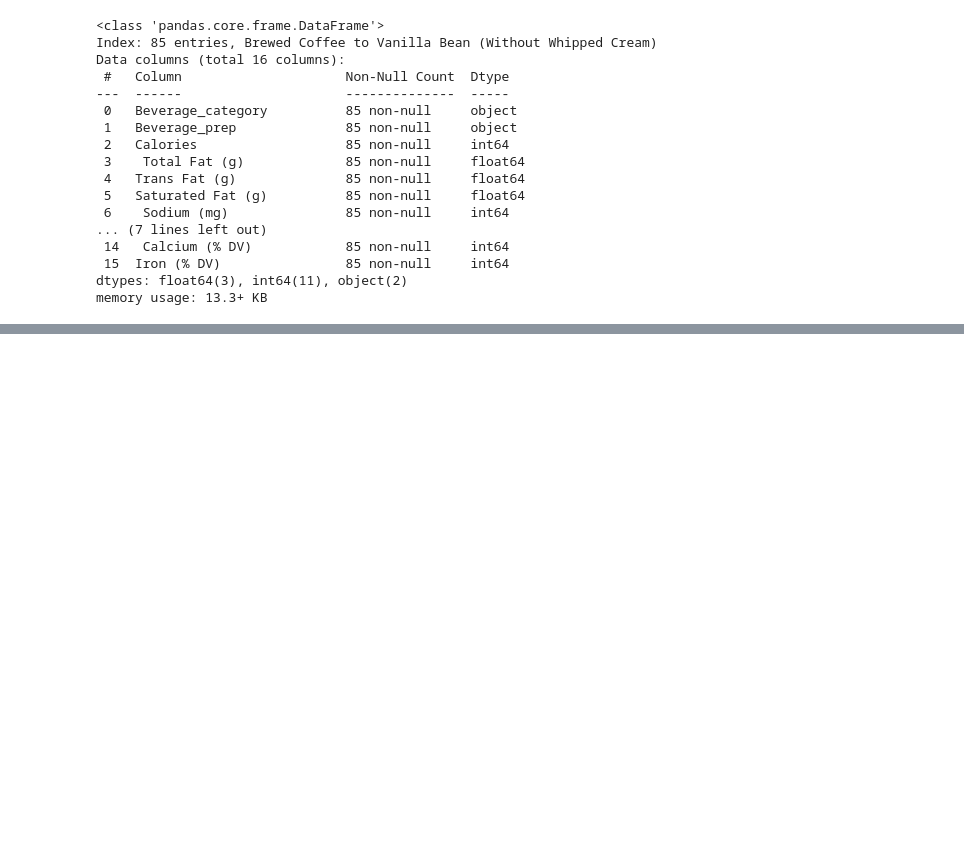
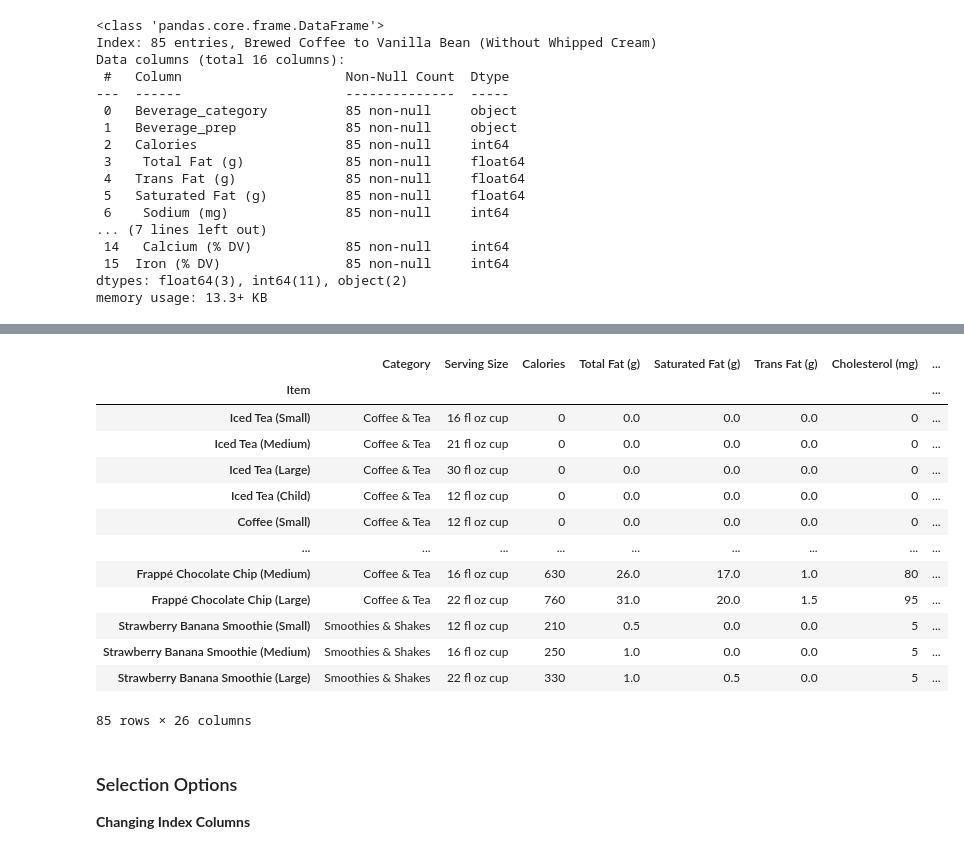
Before and after one commit to cmonjarr/AMB_Project_SP25, a Jupyter notebook: Nutrition Project/Nutrition_2025.ipynb, the cells around one changed output, grey strips where cells are left out. Drawn from its saved outputs; the diff is of its cells as text; code cells hidden in the pictures; blank space fills up the shorter version.

```diff
--- a/Nutrition Project/Nutrition_2025.ipynb
+++ b/Nutrition Project/Nutrition_2025.ipynb
@@ -1095,0 +1155,6 @@ memory usage: 13.3+ KB
+# %%
+#Adding column "Serving Size" to index column "Item"
+mcd["Beverage Info"]=mcd.index.astype(str) + " - " + mcd["Serving Size"] + "-" +"MCD"
+# displaying a summary of the dataframe that includes: column names, data types, non-null value counts
+# check for new column
+mcd.info()
@@ -1095,0 +1204,3 @@ memory usage: 13.3+ KB
+# %%
+# renaming columns for consistency
+mcd = mcd.rename(columns={'Total Fat':'Total Fat (g)', 'Trans Fat':'Trans Fat (g)','Saturated Fat':'Saturated Fat (g)', 'Cholesterol':'Cholesterol (mg)','Sodium':'Sodium (mg)','Carbohydrates':'Total Carbohydrates (g)','Dietary Fiber':'Dietary Fiber (g)','Sugars':'Sugars (g)','Protein':'Protein (g)','Vitamin A (% Daily Value)':'Vitamin A (% DV)','Vitamin C (% Daily Value)':'Vitamin C (% DV)','Calcium (% Daily Value)':'Calcium (% DV)','Iron (% Daily Value)':'Iron (% DV)'})
@@ -1095,0 +1262,45 @@ memory usage: 13.3+ KB
+# %%
+# creatng new columns for ratios of X-to-calories
+mcd['Chol_to_C'] = (mcd['Cholesterol (mg)'] / mcd['Calories'])
+mcd['Carb_to_C'] = (mcd['Total Carbohydrates (g)'] / mcd['Calories'])
+mcd['F_to_C'] = (mcd['Dietary Fiber (g)'] / mcd['Calories'])
+mcd['S_to_C'] = (mcd['Sugars (g)'] / mcd['Calories'])
+mcd['P_to_C'] = (mcd['Protein (g)'] / mcd['Calories'])
+mcd['A_to_C'] = (mcd['Vitamin A (% DV)'] / mcd['Calories'])
+mcd['C_to_C'] = (mcd['Vitamin C (% DV)'] / mcd['Calories'])
+mcd['Ca_to_C'] = (mcd['Calcium (% DV)'] / mcd['Calories'])
+mcd['Fe_to_C'] = (mcd['Iron (% DV)'] / mcd['Calories'])
+
+
+# Data Cleaning and Preparation: Data Type Adjustments: converting new columns to percentages.
+mcd['Chol_to_C'] = mcd['Chol_to_C'].apply(lambda x: f"{x * 100:.2f}%")
+mcd['Carb_to_C'] = mcd['Carb_to_C'].apply(lambda x: f"{x * 100:.2f}%")
+mcd['F_to_C'] = mcd['F_to_C'].apply(lambda x: f"{x * 100:.2f}%")
+mcd['S_to_C'] = mcd['S_to_C'].apply(lambda x: f"{x * 100:.2f}%")
+mcd['P_to_C'] = mcd['P_to_C'].apply(lambda x: f"{x * 100:.2f}%")
+mcd['A_to_C'] = mcd['A_to_C'].apply(lambda x: f"{x * 100:.2f}%")
+mcd['C_to_C'] = mcd['C_to_C'].apply(lambda x: f"{x * 100:.2f}%")
+mcd['Ca_to_C'] = mcd['Ca_to_C'].apply(lambda x: f"{x * 100:.2f}%")
+mcd['Fe_to_C'] = mcd['Fe_to_C'].apply(lambda x: f"{x * 100:.2f}%")
+
+# displaying updated dataframe
+mcd
+# %% [output]
+|  | Category | Serving Size | Calories | Total Fat (g) | Saturated Fat (g) | Trans Fat (g) | Cholesterol (mg) | ... |
+| Item |  |  |  |  |  |  |  | ... |
+| Iced Tea (Small) | Coffee & Tea | 16 fl oz cup | 0 | 0.0 | 0.0 | 0.0 | 0 | ... |
+| Iced Tea (Medium) | Coffee & Tea | 21 fl oz cup | 0 | 0.0 | 0.0 | 0.0 | 0 | ... |
+| Iced Tea (Large) | Coffee & Tea | 30 fl oz cup | 0 | 0.0 | 0.0 | 0.0 | 0 | ... |
+| Iced Tea (Child) | Coffee & Tea | 12 fl oz cup | 0 | 0.0 | 0.0 | 0.0 | 0 | ... |
+| Coffee (Small) | Coffee & Tea | 12 fl oz cup | 0 | 0.0 | 0.0 | 0.0 | 0 | ... |
+| ... | ... | ... | ... | ... | ... | ... | ... | ... |
+| Frappé Chocolate Chip (Medium) | Coffee & Tea | 16 fl oz cup | 630 | 26.0 | 17.0 | 1.0 | 80 | ... |
+| Frappé Chocolate Chip (Large) | Coffee & Tea | 22 fl oz cup | 760 | 31.0 | 20.0 | 1.5 | 95 | ... |
+| Strawberry Banana Smoothie (Small) | Smoothies & Shakes | 12 fl oz cup | 210 | 0.5 | 0.0 | 0.0 | 5 | ... |
+| Strawberry Banana Smoothie (Medium) | Smoothies & Shakes | 16 fl oz cup | 250 | 1.0 | 0.0 | 0.0 | 5 | ... |
+| Strawberry Banana Smoothie (Large) | Smoothies & Shakes | 22 fl oz cup | 330 | 1.0 | 0.5 | 0.0 | 5 | ... |
+85 rows × 26 columns
+# %% [markdown]
+### Selection Options
+
+**Changing Index Columns**
```
Also changed, not shown: parts of 45 cells of this notebook.
